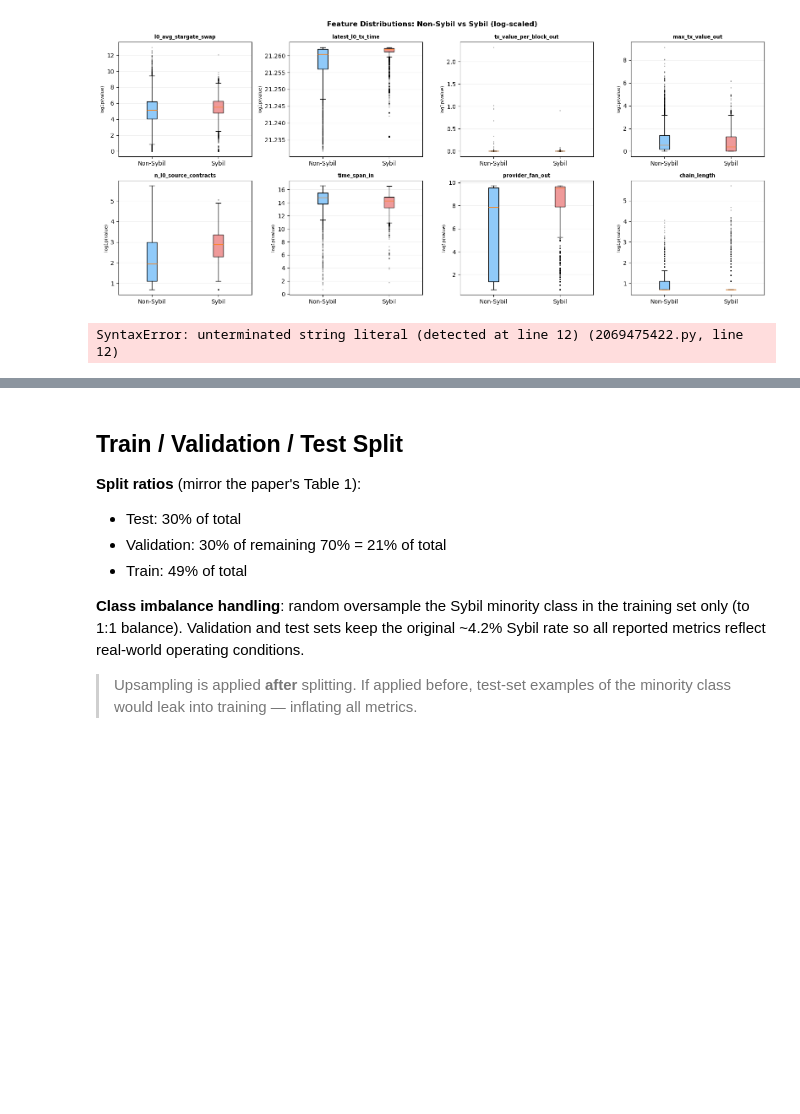
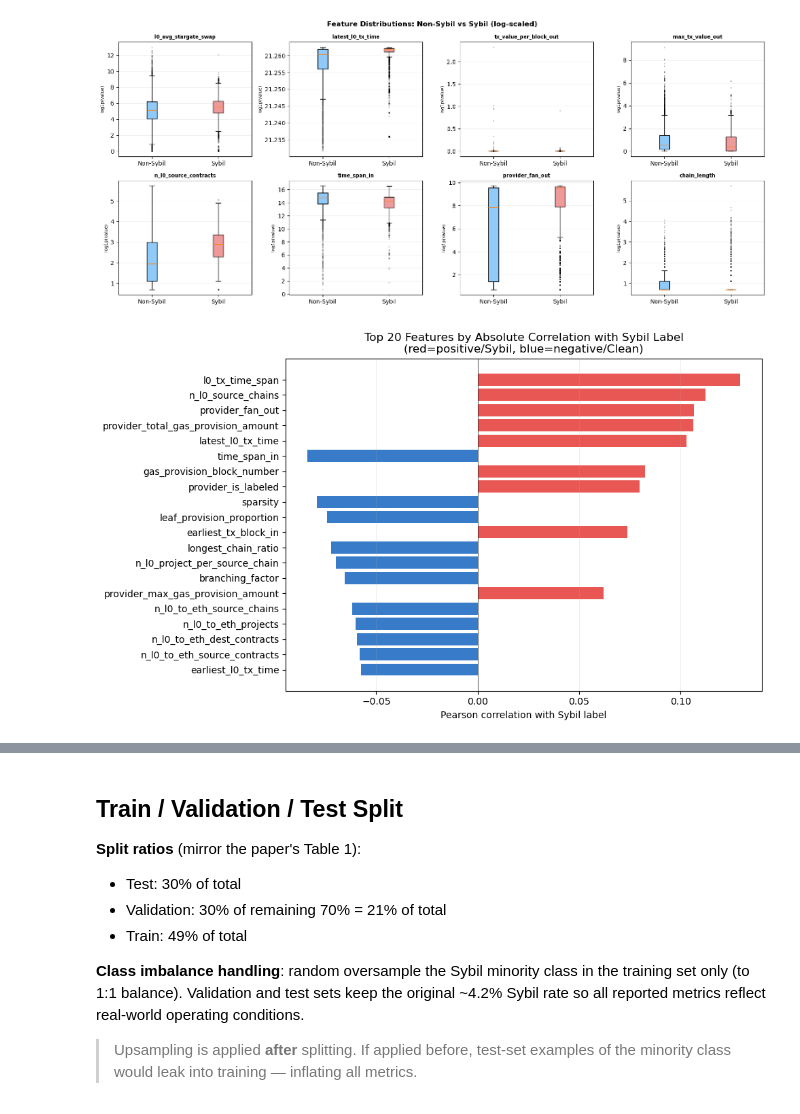
Before and after one commit to scottonchain/layerzero_xgboost, a Jupyter notebook: 00_data_pipeline.ipynb, the cells around one changed output, grey strips where cells are left out. Saved outputs shown, nothing was run; the diff lists cells and outputs as text; code cells hidden in the pictures; blank space fills up the shorter version.

Commit message:
Fix string literal

```diff
--- a/00_data_pipeline.ipynb
+++ b/00_data_pipeline.ipynb
@@ -626,21 +626,21 @@ plt.tight_layout(); plt.show()
 # %%
 # ── Correlation with Sybil label (top 20 by absolute value) ──
 corr = df[FEATS + ['sybil']].corr()['sybil'].drop('sybil')
 corr_sorted = corr.abs().sort_values(ascending=False).head(20)
 labels = corr_sorted.index
 values = corr.loc[labels]
 
 fig, ax = plt.subplots(figsize=(10, 6))
 colors = ['#E53935' if v > 0 else '#1565C0' for v in values]
 ax.barh(labels[::-1], values[::-1], color=colors[::-1], alpha=0.85)
 ax.axvline(0, color='black', lw=0.8, alpha=0.5)
 ax.set(xlabel='Pearson correlation with Sybil label',
-       title='Top 20 Features by Absolute Correlation with Sybil Label
-(red=positive/Sybil, blue=negative/Clean)')
+       title='Top 20 Features by Absolute Correlation with Sybil Label\n'
+                '(red=positive/Sybil, blue=negative/Clean)')
 ax.grid(axis='x', alpha=0.2)
 plt.tight_layout(); plt.show()
 # %% [output]
-SyntaxError: unterminated string literal (detected at line 12) (2069475422.py, line 12)
+[figure, added]
 # %%
 # ── Score distribution for continuous top features ─────────────
 fig, axes = plt.subplots(1, 3, figsize=(15, 4))
```
Also changed, not shown: parts of 8 cells of this notebook.
